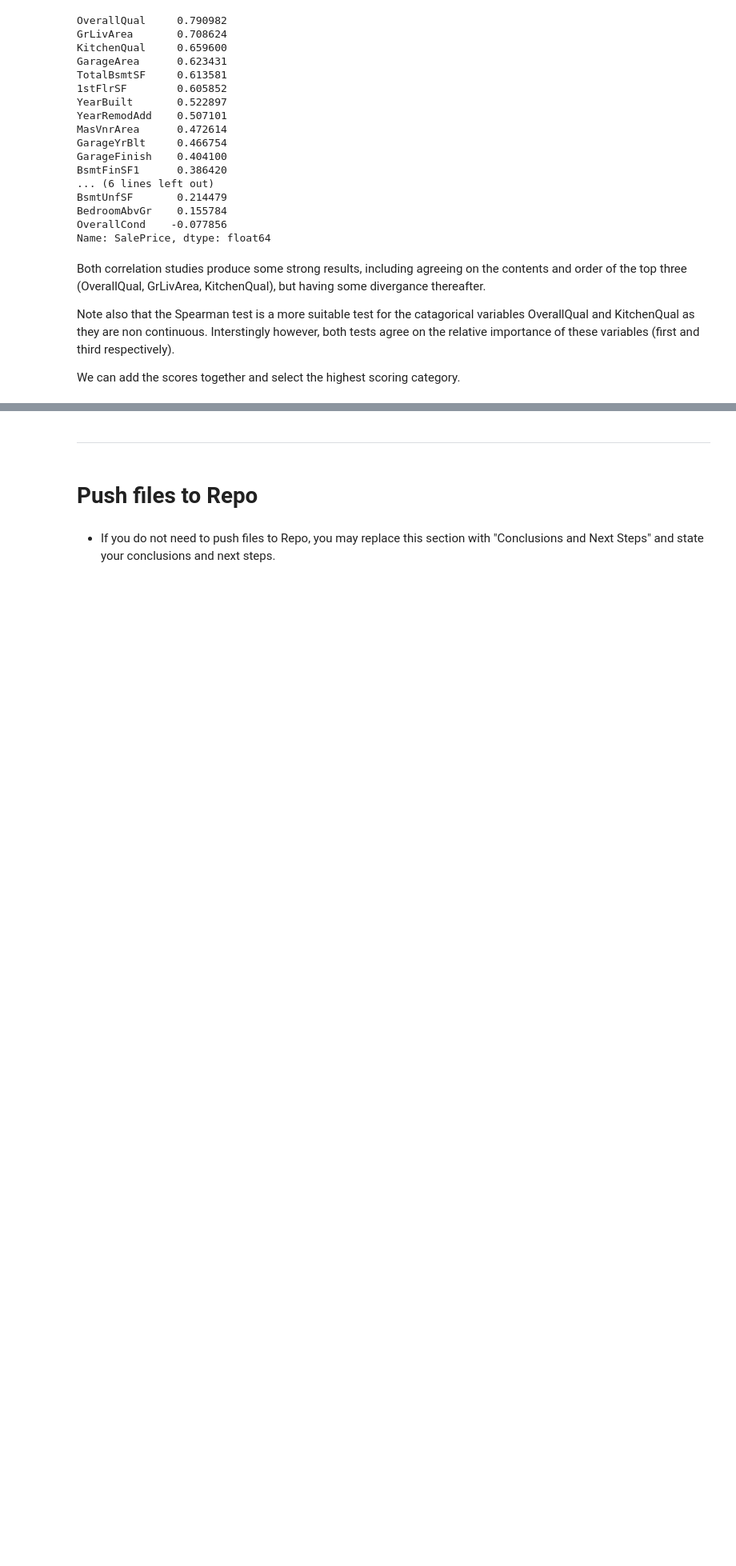
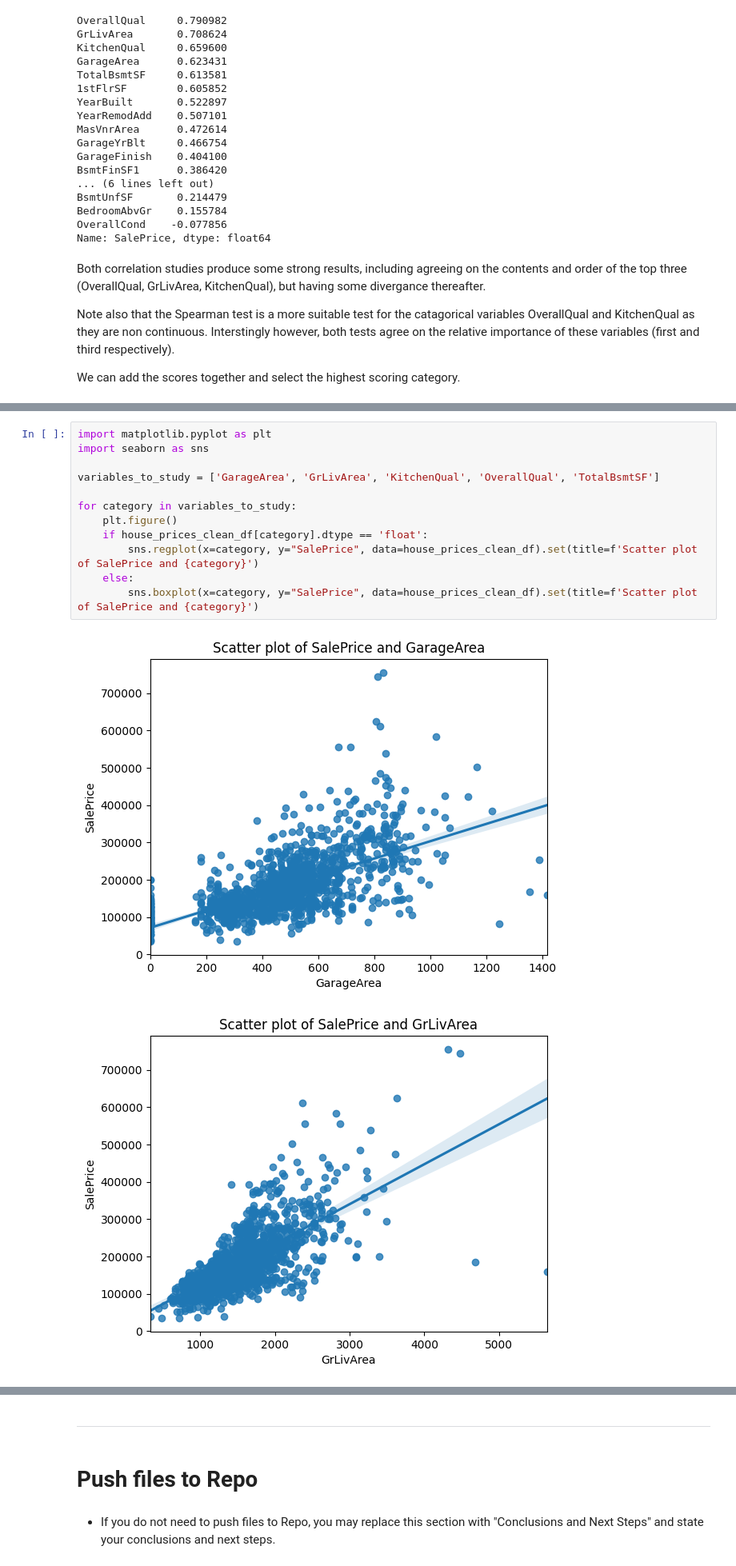
Before and after one commit to ewradcliffe/Heritage-Housing, a Jupyter notebook: jupyter_notebooks/PriceCorrelationStudy.ipynb, the cells around one changed output, grey strips where cells are left out. Shown at 80% size. Drawn from its saved outputs; the diff is of its cells as text; blank space fills up the shorter version.

Commit message:
Add visualisations and code to change data type.

```diff
--- a/jupyter_notebooks/PriceCorrelationStudy.ipynb
+++ b/jupyter_notebooks/PriceCorrelationStudy.ipynb
@@ -203,3 +230,18 @@ categories_to_study_df.query(f'Study == True')
 | KitchenQual | 0.672849 | 0.659600 | 1.332448 | True |
 | OverallQual | 0.809829 | 0.790982 | 1.600810 | True |
 | TotalBsmtSF | 0.602725 | 0.613581 | 1.216306 | True |
+# %%
+import matplotlib.pyplot as plt
+import seaborn as sns
+
+variables_to_study = ['GarageArea', 'GrLivArea', 'KitchenQual', 'OverallQual', 'TotalBsmtSF']
+
+for category in variables_to_study:
+    plt.figure()
+    if house_prices_clean_df[category].dtype == 'float':
+        sns.regplot(x=category, y="SalePrice", data=house_prices_clean_df).set(title=f'Scatter plot of SalePrice and {category}')
+    else:
+        sns.boxplot(x=category, y="SalePrice", data=house_prices_clean_df).set(title=f'Scatter plot of SalePrice and {category}')
+# %% [output]
+[figure, added]
+[figure, added]
```
Also changed, not shown: parts of 4 cells of this notebook.
